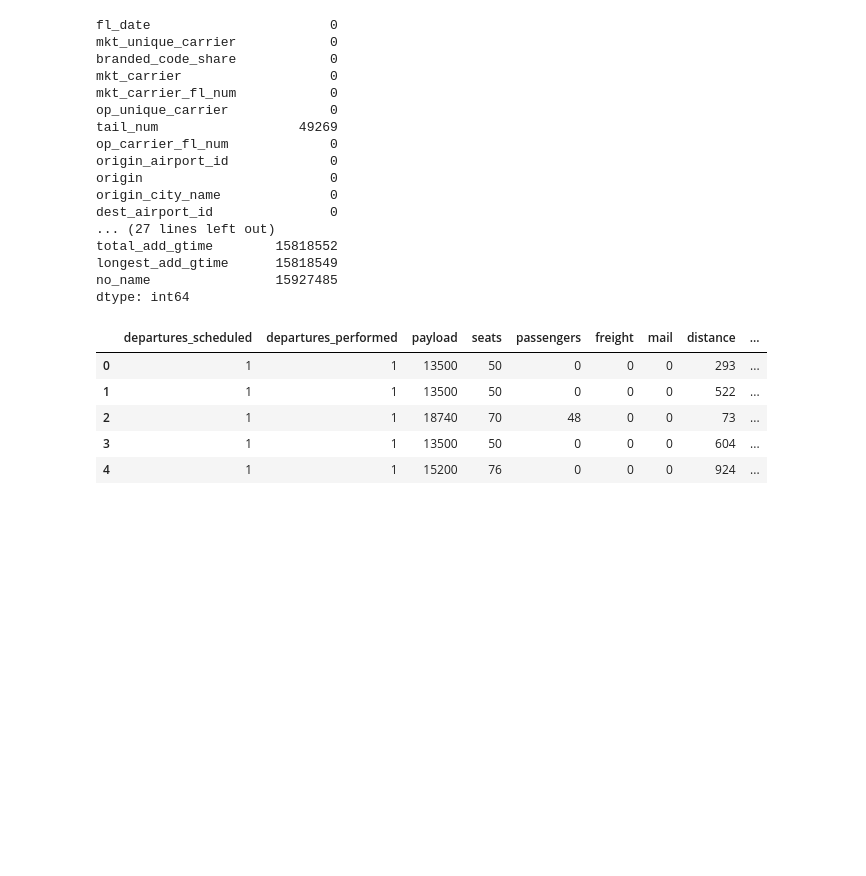
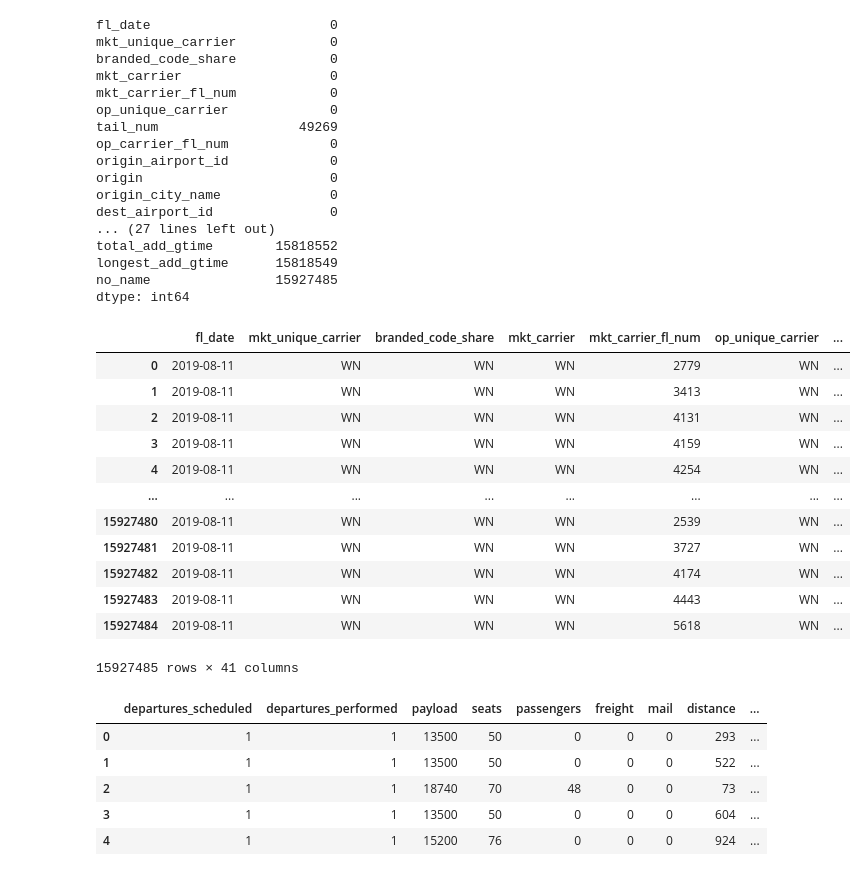
Before and after one commit to CamStevens15/Flight_Prediction_project, a Jupyter notebook: exploratory_analysis.ipynb, the cells around one changed output. Cells and saved outputs as stored; diff of their text form; code cells hidden in the pictures; blank space fills up the shorter version.

```diff
--- a/exploratory_analysis.ipynb
+++ b/exploratory_analysis.ipynb
@@ -161,6 +146,25 @@ total_add_gtime        15818552
 longest_add_gtime      15818549
 no_name                15927485
 dtype: int64
+# %%
+
+#df_flights= df_flights['no_name'].fillna((df_flights['no_name'].value_counts().index[0]), inplace=True)
+
+df_flights.drop(['no_name'], axis=1)
+# %% [output]
+|  | fl_date | mkt_unique_carrier | branded_code_share | mkt_carrier | mkt_carrier_fl_num | op_unique_carrier | ... |
+| 0 | 2019-08-11 | WN | WN | WN | 2779 | WN | ... |
+| 1 | 2019-08-11 | WN | WN | WN | 3413 | WN | ... |
+| 2 | 2019-08-11 | WN | WN | WN | 4131 | WN | ... |
+| 3 | 2019-08-11 | WN | WN | WN | 4159 | WN | ... |
+| 4 | 2019-08-11 | WN | WN | WN | 4254 | WN | ... |
+| ... | ... | ... | ... | ... | ... | ... | ... |
+| 15927480 | 2019-08-11 | WN | WN | WN | 2539 | WN | ... |
+| 15927481 | 2019-08-11 | WN | WN | WN | 3727 | WN | ... |
+| 15927482 | 2019-08-11 | WN | WN | WN | 4174 | WN | ... |
+| 15927483 | 2019-08-11 | WN | WN | WN | 4443 | WN | ... |
+| 15927484 | 2019-08-11 | WN | WN | WN | 5618 | WN | ... |
+15927485 rows × 41 columns
 # %%
 df_passengers = pd.read_csv (r'/Users/cameronstevens/Documents/Midterm_project/passengers.csv')
 #prints full passanger dataframe will all columns
```
Also changed, not shown: parts of 6 cells of this notebook.
